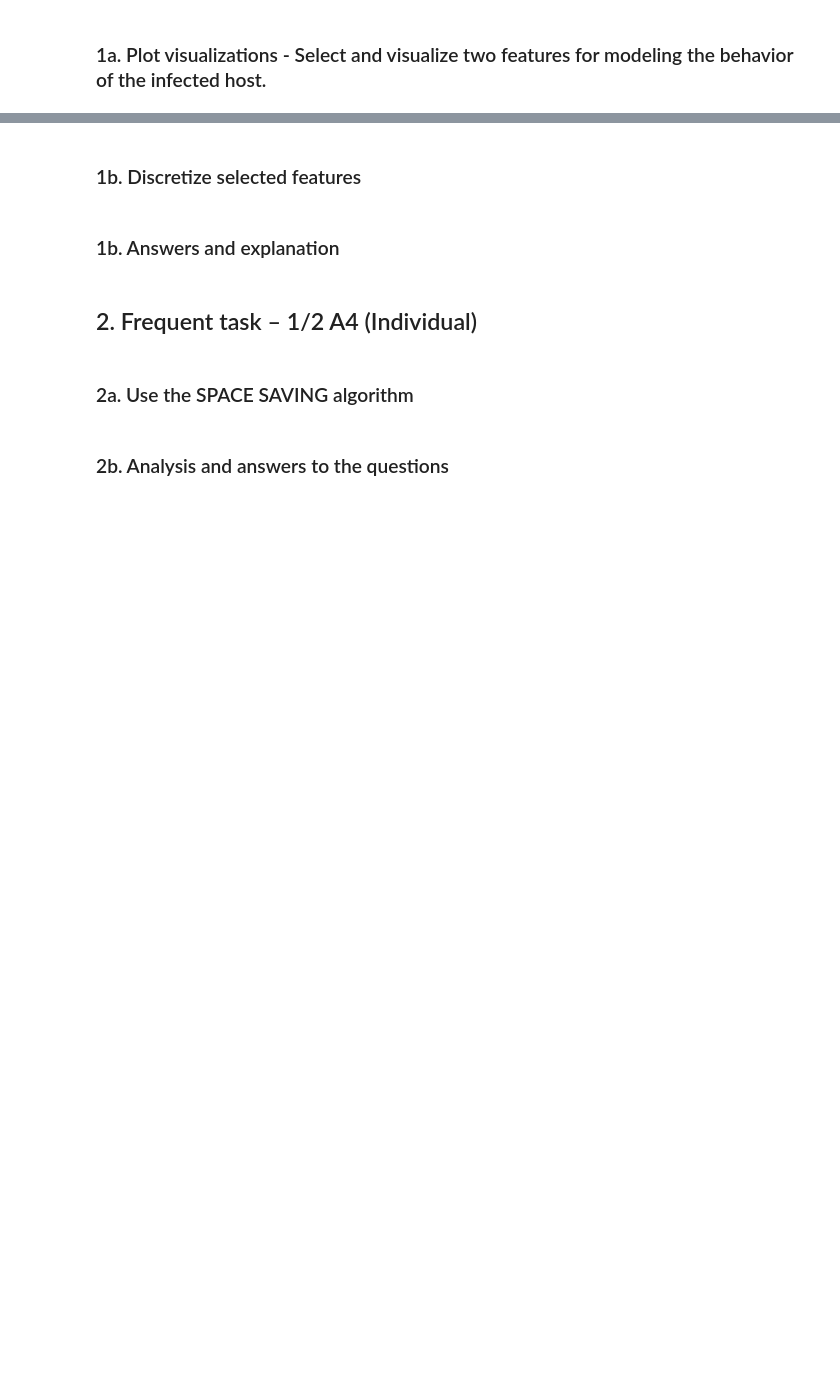
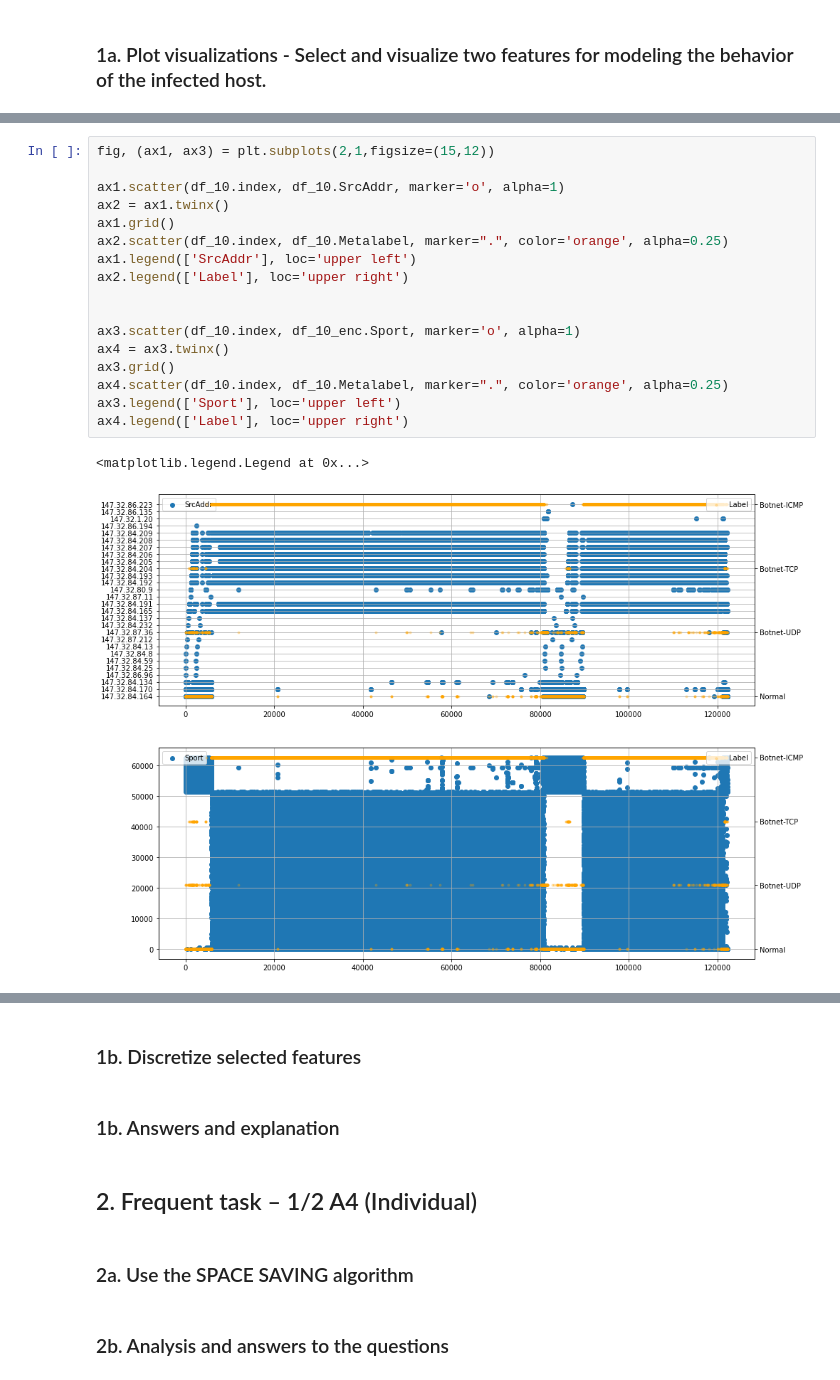
Before and after one commit to awrgold/cyber_data_analytics, a Jupyter notebook: Lab3.ipynb, the cells around one changed output, grey strips where cells are left out. Saved outputs shown, nothing was run; the diff lists cells and outputs as text; blank space fills up the shorter version.

```diff
--- a/Lab3.ipynb
+++ b/Lab3.ipynb
@@ -272,0 +239,20 @@ df_10.
+# %%
+fig, (ax1, ax3) = plt.subplots(2,1,figsize=(15,12))
+
+ax1.scatter(df_10.index, df_10.SrcAddr, marker='o', alpha=1)
+ax2 = ax1.twinx()
+ax1.grid()
+ax2.scatter(df_10.index, df_10.Metalabel, marker=".", color='orange', alpha=0.25)
+ax1.legend(['SrcAddr'], loc='upper left')
+ax2.legend(['Label'], loc='upper right')
+
+
+ax3.scatter(df_10.index, df_10_enc.Sport, marker='o', alpha=1)
+ax4 = ax3.twinx()
+ax3.grid()
+ax4.scatter(df_10.index, df_10.Metalabel, marker=".", color='orange', alpha=0.25)
+ax3.legend(['Sport'], loc='upper left')
+ax4.legend(['Label'], loc='upper right')
+# %% [output]
+<matplotlib.legend.Legend at 0x...>
+[figure, added]
```
Also changed, not shown: parts of 29 cells of this notebook.
